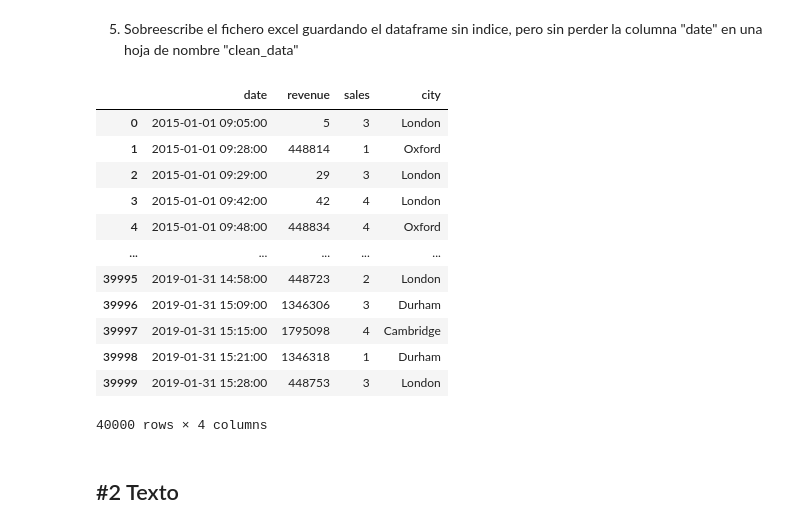
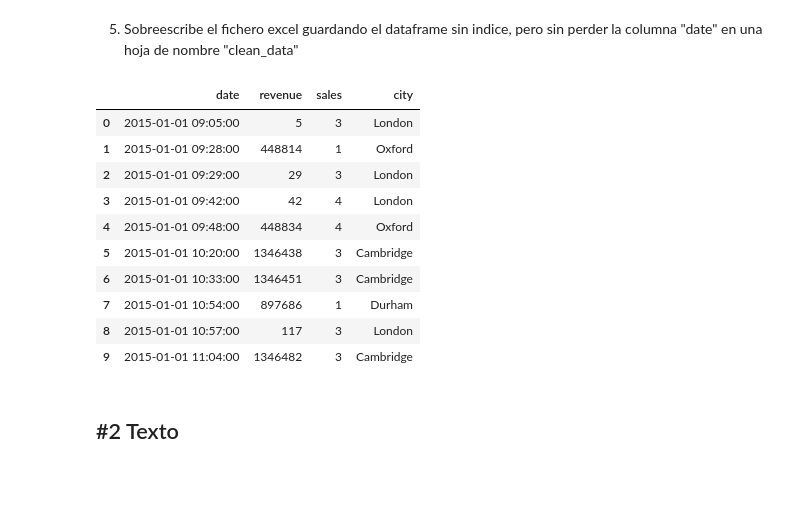
Before and after one commit to jl-padilla/ONLINE_DS_THEBRIDGE_repo, a Jupyter notebook: sprint5/unidad2/18_Practica_Obligatoria_Ficheros.ipynb, the cells around one changed output. Cells and saved outputs as stored; diff of their text form; code cells hidden in the pictures; blank space fills up the shorter version.

```diff
--- a/sprint5/unidad2/18_Practica_Obligatoria_Ficheros.ipynb
+++ b/sprint5/unidad2/18_Practica_Obligatoria_Ficheros.ipynb
@@ -202,21 +161,19 @@ Name: revenue, dtype: int64
 fichero_excel2 = fichero_excel.to_excel("./data/fichero_excel2.xlsx", sheet_name = "clean_data")
 # %%
 df2 = pd.read_excel("./data/fichero_excel2.xlsx")
-df2
+df2[:10]
 # %% [output]
 |  | date | revenue | sales | city |
 | 0 | 2015-01-01 09:05:00 | 5 | 3 | London |
 | 1 | 2015-01-01 09:28:00 | 448814 | 1 | Oxford |
 | 2 | 2015-01-01 09:29:00 | 29 | 3 | London |
 | 3 | 2015-01-01 09:42:00 | 42 | 4 | London |
 | 4 | 2015-01-01 09:48:00 | 448834 | 4 | Oxford |
-| ... | ... | ... | ... | ... |
-| 39995 | 2019-01-31 14:58:00 | 448723 | 2 | London |
-| 39996 | 2019-01-31 15:09:00 | 1346306 | 3 | Durham |
-| 39997 | 2019-01-31 15:15:00 | 1795098 | 4 | Cambridge |
-| 39998 | 2019-01-31 15:21:00 | 1346318 | 1 | Durham |
-| 39999 | 2019-01-31 15:28:00 | 448753 | 3 | London |
+| 5 | 2015-01-01 10:20:00 | 1346438 | 3 | Cambridge |
+| 6 | 2015-01-01 10:33:00 | 1346451 | 3 | Cambridge |
+| 7 | 2015-01-01 10:54:00 | 897686 | 1 | Durham |
+| 8 | 2015-01-01 10:57:00 | 117 | 3 | London |
+| 9 | 2015-01-01 11:04:00 | 1346482 | 3 | Cambridge |
-40000 rows × 4 columns
 # %% [markdown]
 ## #2 Texto
 # %% [markdown]
```
Also changed, not shown: parts of 9 cells of this notebook, 1 other file.
